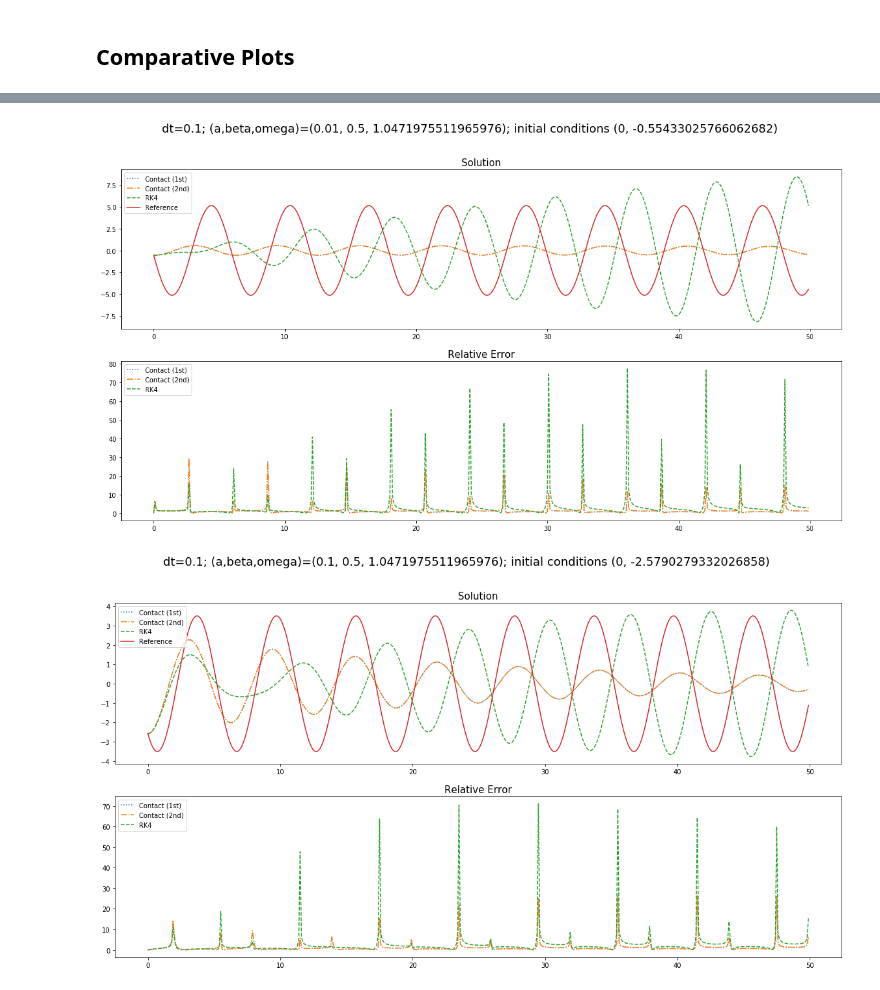
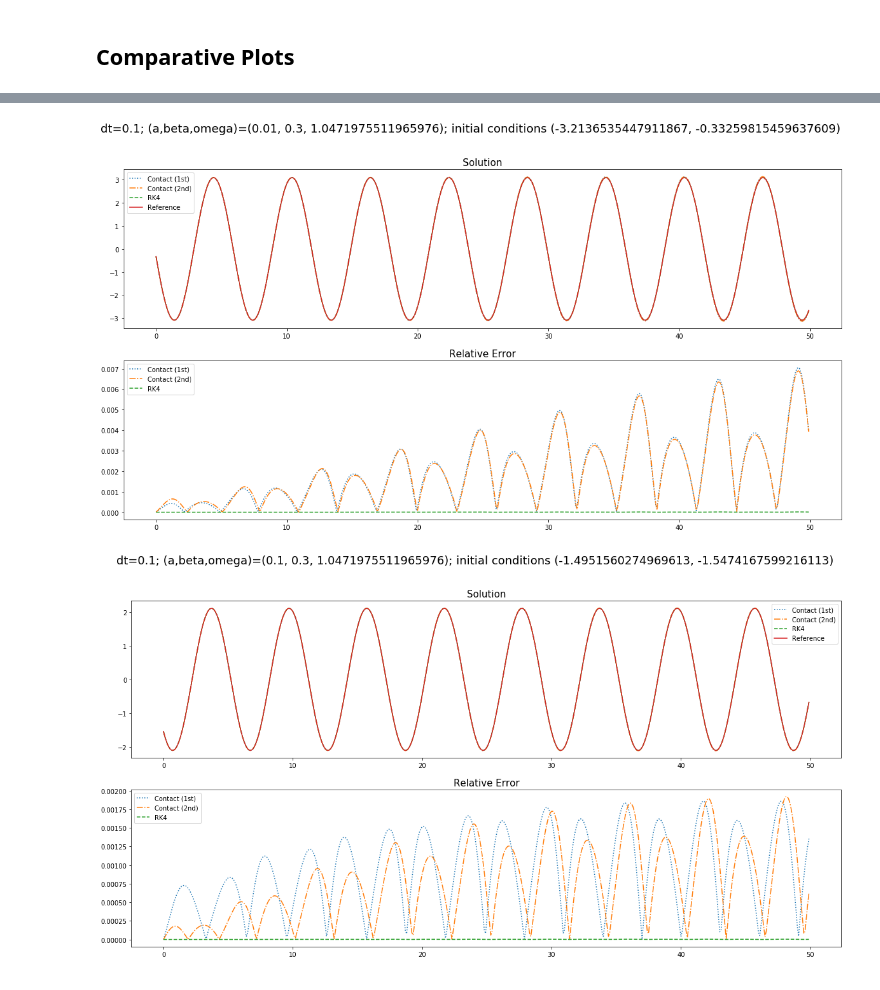
Before and after one commit to mseri/contact-variational-integrator, a Jupyter notebook: DampedOscillatorWithForcing.ipynb, the cells around one changed output, grey strips where cells are left out. Drawn from its saved outputs; the diff is of its cells as text; code cells hidden in the pictures.

```diff
--- a/DampedOscillatorWithForcing.ipynb
+++ b/DampedOscillatorWithForcing.ipynb
@@ -51,7 +51,7 @@ def cmp_plot(init, tspan, a, beta, omega, h):
     # the relative error is computed as the absolute value of the integrated solution
     # divided by the reference solution slightly shifted from 0 and renormalized.
     # We chose this function to emphasize the relative size of the error compared to the solution.
-    relerr = lambda ref, sol: np.abs((1.0+sol)/(1.0+ref)-1.0)
+    relerr = lambda ref, sol: np.abs((10.0+sol)/(10.0+ref)-1.0)
 
     f = plt.figure(figsize=(20,10))
     f.suptitle(
@@ -89,7 +89,7 @@ def cmp_plot(init, tspan, a, beta, omega, h):
 # %%
 tspan = (0.0, 100.0)
 a = 0.01
-beta = 0.5
+beta = 0.3
 omega = np.pi/3.0
 init = (dreference(a, beta, omega)(0), reference(a, beta, omega)(0))
 h = 0.1
@@ -100,14 +100,14 @@ cmp_plot(init, tspan, a, beta, omega, h)
 # %%
-beta = 0.5
+beta = 0.3
 omega = np.pi/3
 tspan = (0.0, 50.0)
 
 for a in [.01, 0.1, 1.0, 2.0]:
-    if a > .5:
-        tspan = (0.0, 15.0)
+    #if a > .5:
+    #    tspan = (0.0, 15.0)
     for h in [0.1]:
         init = (dreference(a, beta, omega)(0), reference(a, beta, omega)(0))
         cmp_plot(init, tspan, a, beta, omega, h)
 # %% [output]
-[figure, old version]
+[figure, new version]
-[figure, old version]
+[figure, new version]
```
Also changed, not shown: parts of 2 cells of this notebook, 2 other files.
